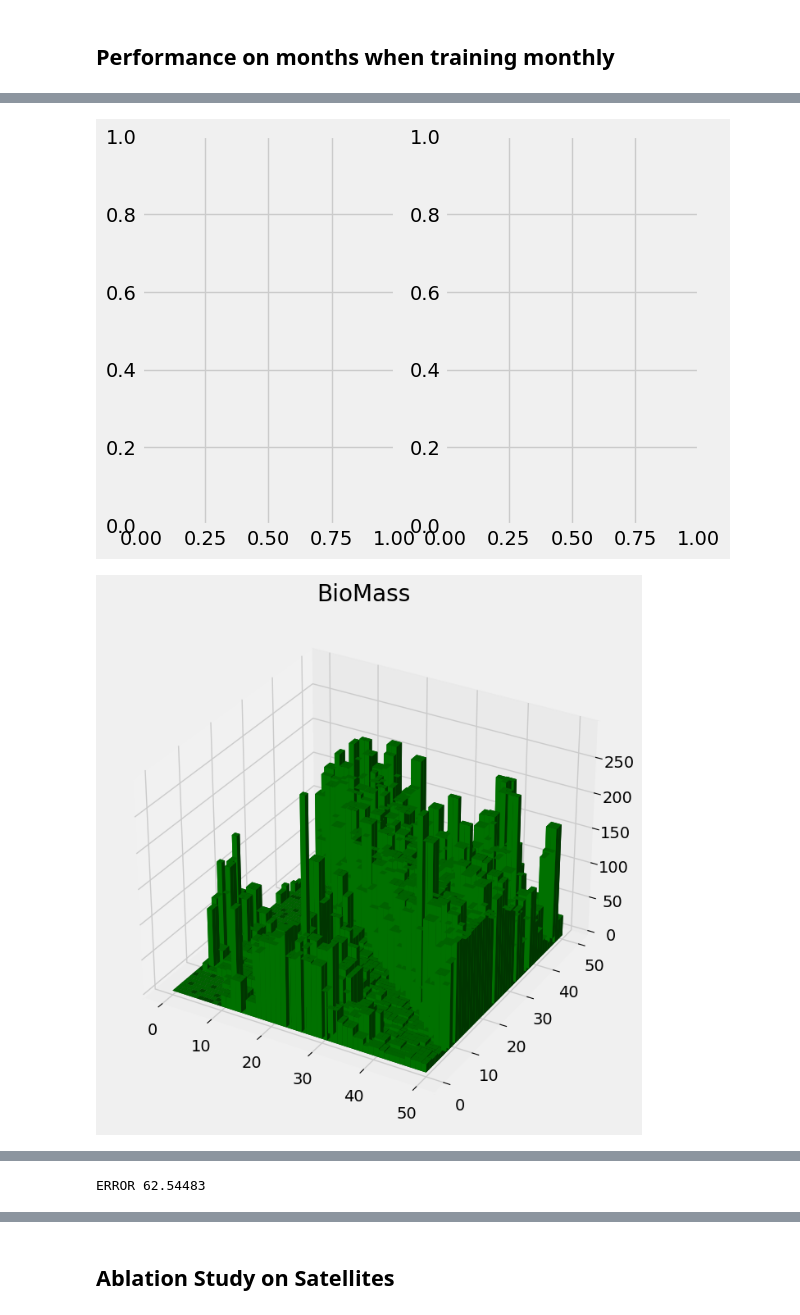
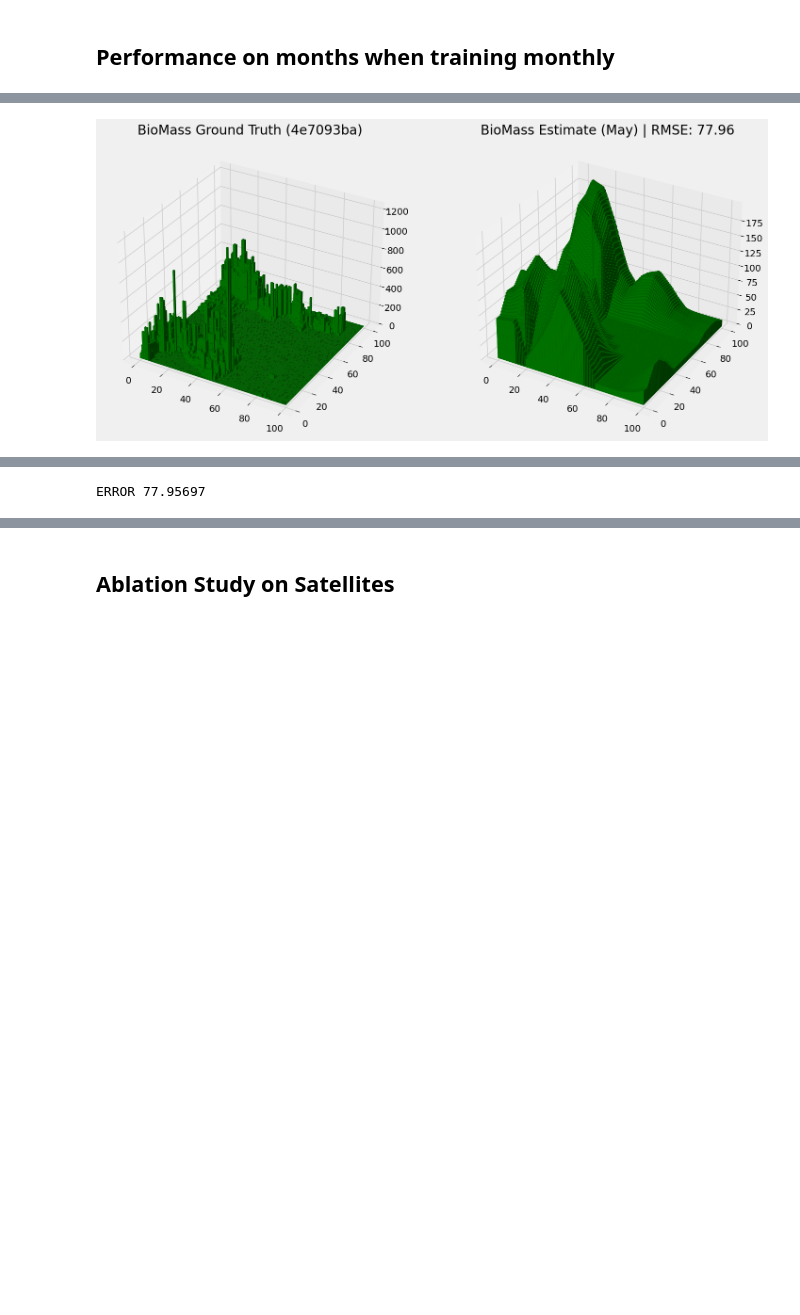
Before and after one commit to DueViktor/geospatial-DS-exam, a Jupyter notebook: presentation_notebook.ipynb, the cells around one changed output, grey strips where cells are left out. Cells and saved outputs as stored; diff of their text form; code cells hidden in the pictures; blank space fills up the shorter version.

```diff
--- a/presentation_notebook.ipynb
+++ b/presentation_notebook.ipynb
@@ -78,8 +76,8 @@ ERROR 106.77132
 # %%
 month ='May'
 
 chip_id,fpath,df = pt.get_subset_from_month(month)
-pt.plot_agbm(chip_id=chip_id,fpath=fpath,df=df,model=model)
+#chip_id = '2637f129'
+pt.plot_agbm(chip_id=chip_id,fpath=fpath,df=df,model=model,month=month)
 # %% [output]
-[figure, old version]
+[figure, new version]
-[figure, removed]
@@ -87 +84 @@ pt.plot_agbm(chip_id=chip_id,fpath=fpath,df=df,model=model)
-ERROR 62.54483
+ERROR 77.95697
```
Also changed, not shown: parts of 6 cells of this notebook, 1 other file.
